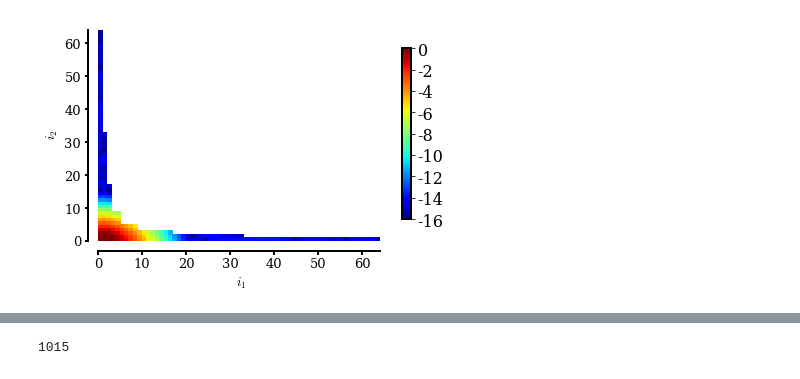
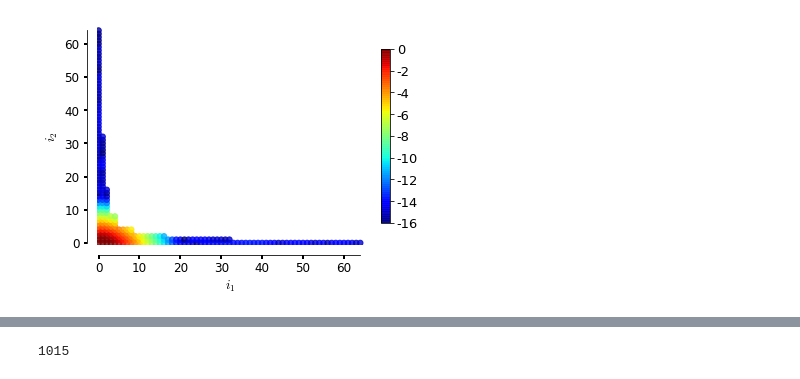
Before and after one commit to equadratures/equadratures, a Jupyter notebook: ipython-notebooks/quadrature/Sparse-grid-integration.ipynb, the cells around one changed output, grey strips where cells are left out. Saved outputs shown, nothing was run; the diff lists cells and outputs as text; code cells hidden in the pictures.

```diff
--- a/ipython-notebooks/quadrature/Sparse-grid-integration.ipynb
+++ b/ipython-notebooks/quadrature/Sparse-grid-integration.ipynb
@@ -32,10 +49,25 @@ x = Parameter(distribution='uniform', lower=-1., upper=1., order=4)
 sparse = Basis('Sparse grid', level=6, growth_rule='exponential')
 Pol = Polyint([x,x], sparse)
 Pol.computeCoefficients(fun)
-# %%
-coeffplot2D(Pol.coefficients, Pol.multi_index, '$i_1$', '$i_2$', filename='FigureC.eps')
-# %% [output]
-[figure, removed]
+# %%
+x, y, z, max_order = twoDgrid(Pol.coefficients, Pol.multi_index)
+G = np.log10(np.abs(z))
+fig = plt.figure()
+ax = fig.add_subplot(1,1,1)
+cax = plt.scatter(x, y, s=30, marker='o', c=G, cmap='jet', alpha=0.8, vmin=-16, vmax=0)
+plt.xlim(-0.5, max_order)
+plt.ylim(-0.5, max_order)
+adjust_spines(ax, ['left', 'bottom'])
+ax.set_axisbelow(True)
+plt.xlabel('$i_1$', fontsize=13)
+plt.ylabel('$i_2$', fontsize=13)
+cbar = plt.colorbar(extend='neither', spacing='proportional',
+                orientation='vertical', shrink=0.8, format="%.0f")
+cbar.ax.tick_params(labelsize=13)
+plt.savefig('Pseudo_2.eps',   dpi=300, bbox_inches='tight')
+plt.show()
+# %% [output]
+[figure, added]
 # %%
 fig = plt.figure()
 ax = fig.add_subplot(1,1,1)
```
Also changed, not shown: parts of 7 cells of this notebook, 12 other files.
